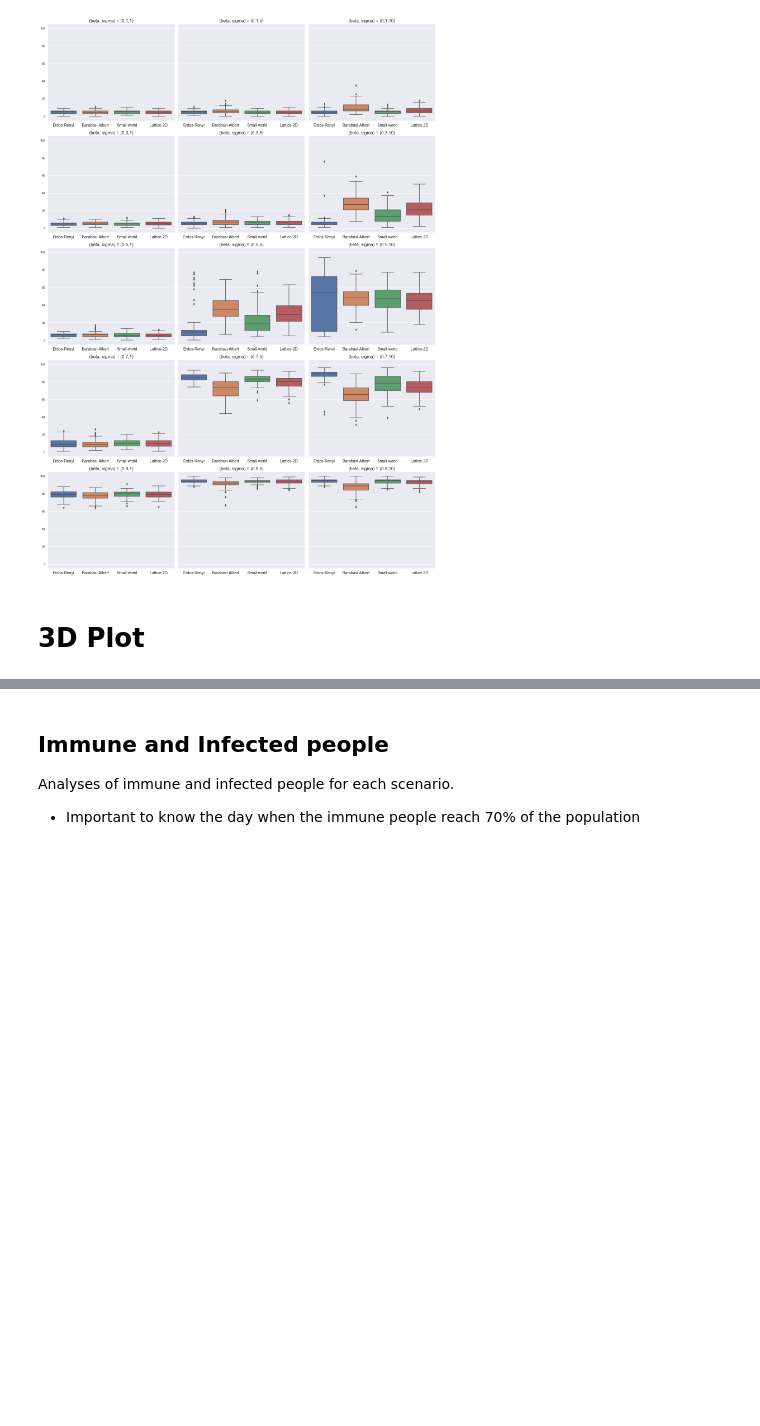
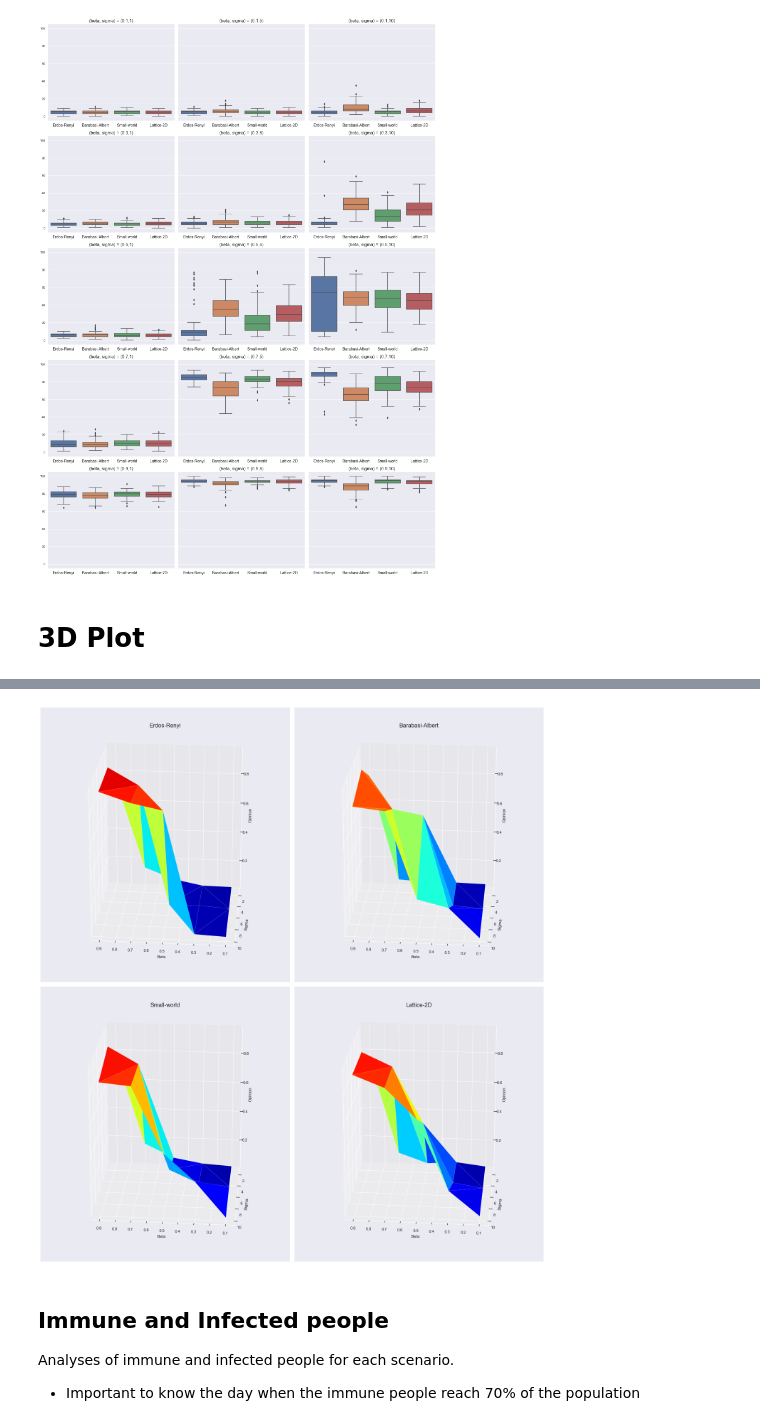
Before and after one commit to ericinlinux/covid-social-contagion, a Jupyter notebook: code/Results_Analyses_100.ipynb, the cells around one changed output, grey strips where cells are left out. Cells and saved outputs as stored; diff of their text form; code cells hidden in the pictures; blank space fills up the shorter version.

```diff
--- a/code/Results_Analyses_100.ipynb
+++ b/code/Results_Analyses_100.ipynb
@@ -312,3 +364,67 @@ sns.pairplot(erdos_3d_df, hue='x')
+# %%
+#fig, axes = plt.subplots(nrows=2, ncols=2, figsize=((20,22)))
+fig = plt.figure(figsize=((20,22)))
+
+ax = fig.add_subplot(2, 2, 1, projection='3d')
+#fig = plt.figure(figsize=(12, 6))
+#ax = fig.add_subplot(111, projection='3d')
+
+x = np.array(erdos_3d_df["x"])
+y = np.array(erdos_3d_df["y"])
+z = np.array(erdos_3d_df["z"])
+
+surf = ax.plot_trisurf(x, y, z, cmap=cm.jet, linewidth=0.1, vmin=0, vmax=1)
+ax.set_title("Erdos-Renyi", fontsize=16)
+ax.set_xlabel('Beta')
+ax.set_ylabel('Sigma')
+ax.set_zlabel('Opinion')
+
+ax.view_init(20, 95)
+
+ax = fig.add_subplot(2, 2, 2, projection='3d')
+x = np.array(barabasi_3d_df["x"])
+y = np.array(barabasi_3d_df["y"])
+z = np.array(barabasi_3d_df["z"])
+
+surf = ax.plot_trisurf(x, y, z, cmap=cm.jet, linewidth=0.1, vmin=0, vmax=1)
+ax.set_title("Barabasi-Albert", fontsize=16)
+ax.set_xlabel('Beta')
+ax.set_ylabel('Sigma')
+ax.set_zlabel('Opinion')
+
+ax.view_init(20, 95)
+
+##### Small world
+ax = fig.add_subplot(2, 2, 3, projection='3d')
+x = np.array(small_3d_df["x"])
+y = np.array(small_3d_df["y"])
+z = np.array(small_3d_df["z"])
+
+surf = ax.plot_trisurf(x, y, z, cmap=cm.jet, linewidth=0.1, vmin=0, vmax=1)
+ax.set_title("Small-world", fontsize=16)
+ax.set_xlabel('Beta')
+ax.set_ylabel('Sigma')
+ax.set_zlabel('Opinion')
+
+ax.view_init(20, 95)
+
+##### Lattice-2D
+ax = fig.add_subplot(2, 2, 4, projection='3d')
+x = np.array(uniform_3d_df["x"])
+y = np.array(uniform_3d_df["y"])
+z = np.array(uniform_3d_df["z"])
+
+surf = ax.plot_trisurf(x, y, z, cmap=cm.jet, linewidth=0.1, vmin=0, vmax=1)
+ax.set_title("Lattice-2D", fontsize=16)
+ax.set_xlabel('Beta')
+ax.set_ylabel('Sigma')
+ax.set_zlabel('Opinion')
+
+ax.view_init(20, 95)
+
+plt.tight_layout()
+# %% [output]
+[figure, added]
 # %%
 plt.figure(figsize=(16,8))
 sns.kdeplot(no_interv_steps, shade=True, color="r")
```
Also changed, not shown: parts of 24 cells of this notebook, 2 other files.
